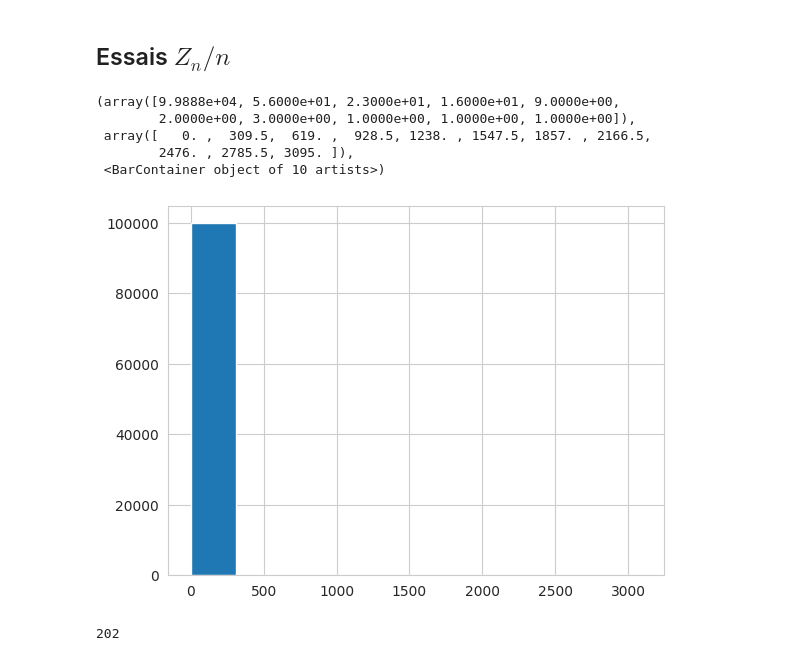
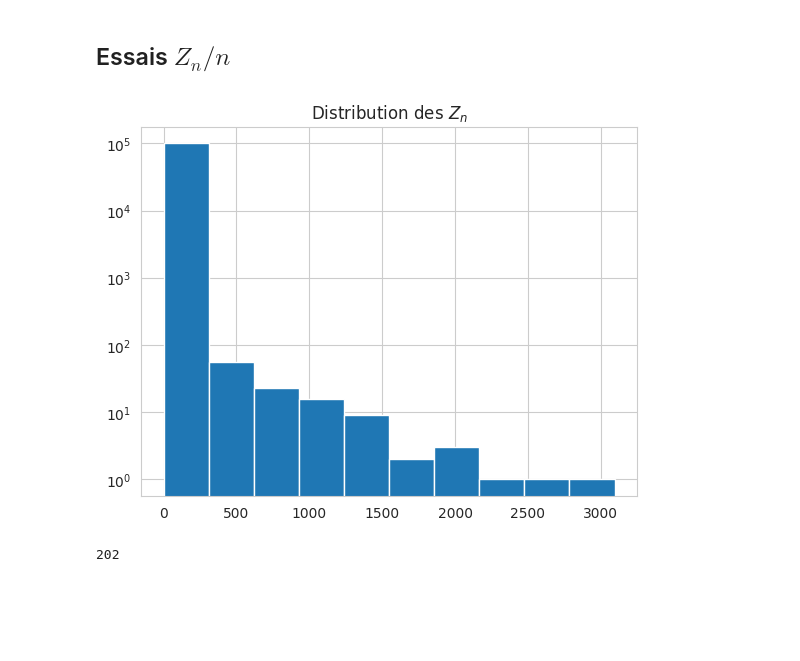
Before and after one commit to Ab2nour/epidemic-simulation, a Jupyter notebook: src/notebooks/galton-watson.ipynb, the cells around one changed output. Saved outputs shown, nothing was run; the diff lists cells and outputs as text; code cells hidden in the pictures; blank space fills up the shorter version.

Commit message:
refactor(plot): add title to plots

```diff
--- a/src/notebooks/galton-watson.ipynb
+++ b/src/notebooks/galton-watson.ipynb
@@ -103,14 +103,11 @@ for i in range(nb_simulations):
 # %%
 simu_poisson1 = np.array(simu)
 # %%
+plt.title("Distribution des $Z_n$")
 plt.hist(simu_poisson1)
+plt.yscale("log")
 # %% [output]
-(array([9.9888e+04, 5.6000e+01, 2.3000e+01, 1.6000e+01, 9.0000e+00,
-        2.0000e+00, 3.0000e+00, 1.0000e+00, 1.0000e+00, 1.0000e+00]),
- array([   0. ,  309.5,  619. ,  928.5, 1238. , 1547.5, 1857. , 2166.5,
-        2476. , 2785.5, 3095. ]),
- <BarContainer object of 10 artists>)
-[figure, old version]
+[figure, new version]
 # %%
 np.sum(simu_poisson1 > 0)
 # %% [output]
```
Also changed, not shown: parts of 5 cells of this notebook.
